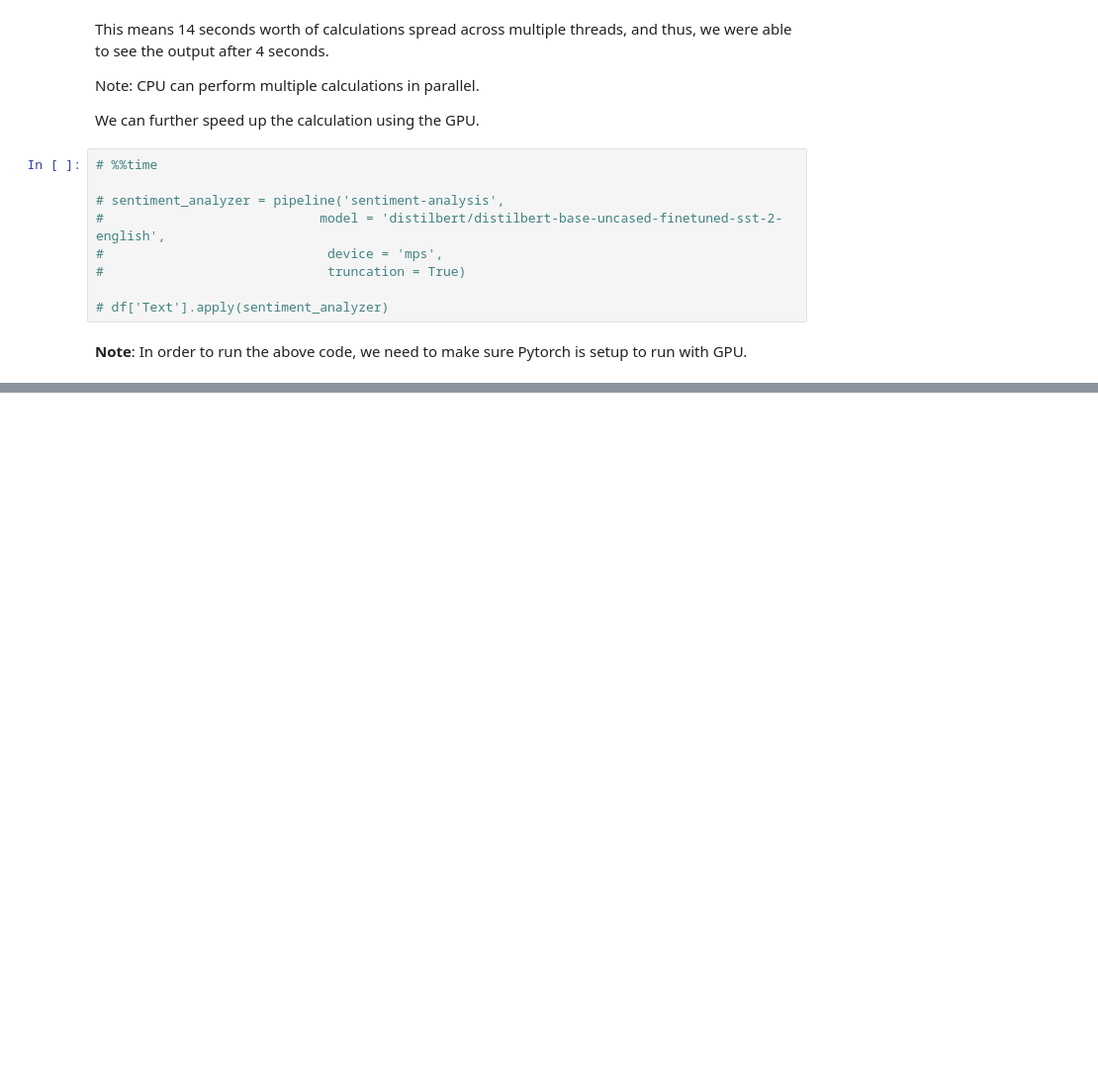
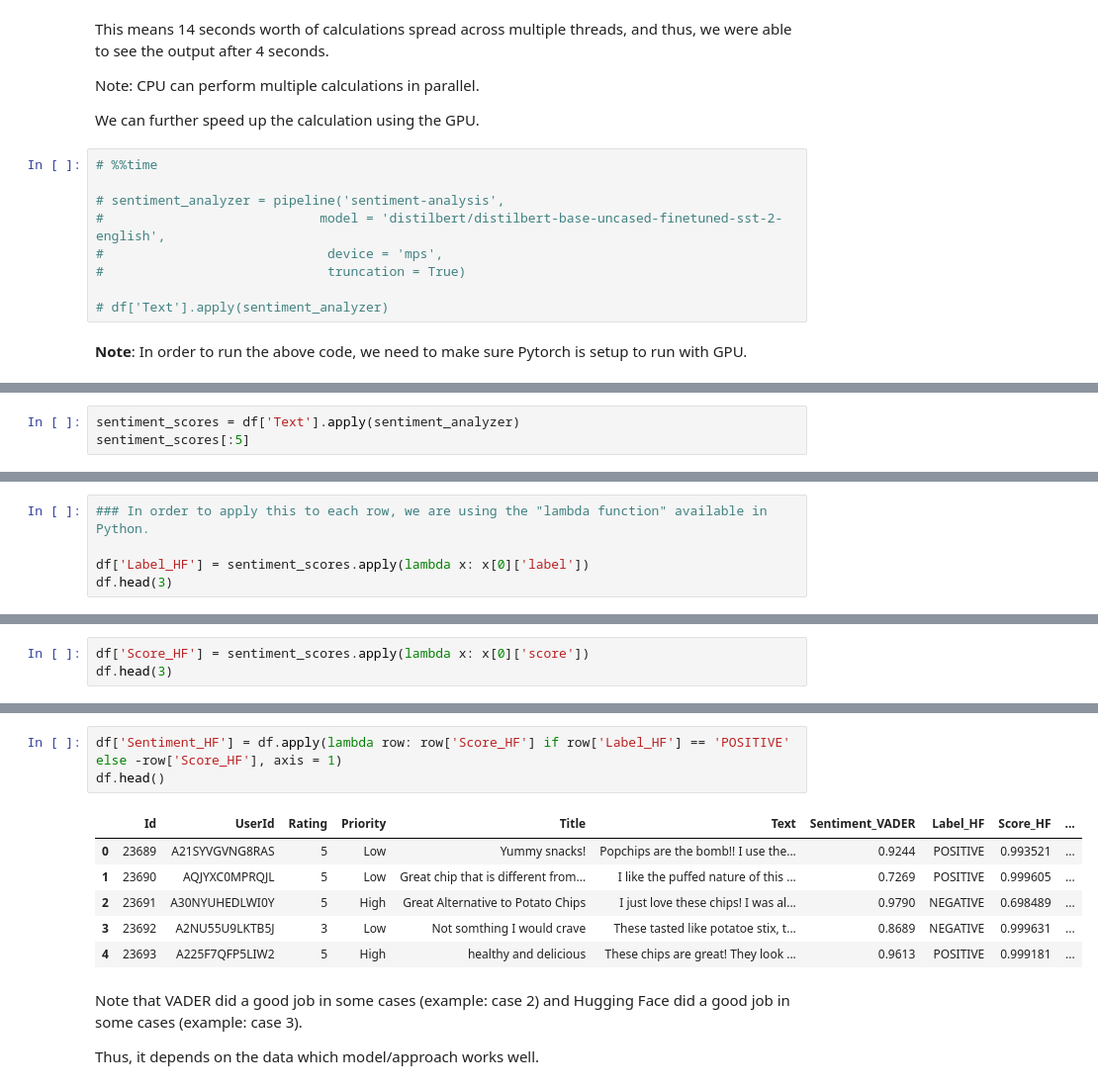
Before and after one commit to sulabola/NLP_in_Python, a Jupyter notebook: Chapter 6 - Transformers with Hugging Face.ipynb, the cells around one changed output, grey strips where cells are left out. Shown at 99% size. Cells and saved outputs as stored; diff of their text form; blank space fills up the shorter version.

```diff
--- a/Chapter 6 - Transformers with Hugging Face.ipynb
+++ b/Chapter 6 - Transformers with Hugging Face.ipynb
@@ -256,0 +259,3 @@ We can further speed up the calculation using the GPU.
+# %%
+sentiment_scores = df['Text'].apply(sentiment_analyzer)
+sentiment_scores[:5]
@@ -256,0 +291,5 @@ We can further speed up the calculation using the GPU.
+# %%
+### In order to apply this to each row, we are using the "lambda function" available in Python.
+
+df['Label_HF'] = sentiment_scores.apply(lambda x: x[0]['label'])
+df.head(3)
@@ -256,0 +301,3 @@ We can further speed up the calculation using the GPU.
+# %%
+df['Score_HF'] = sentiment_scores.apply(lambda x: x[0]['score'])
+df.head(3)
@@ -256,0 +333,14 @@ We can further speed up the calculation using the GPU.
+# %%
+df['Sentiment_HF'] = df.apply(lambda row: row['Score_HF'] if row['Label_HF'] == 'POSITIVE' else -row['Score_HF'], axis = 1)
+df.head()
+# %% [output]
+|  | Id | UserId | Rating | Priority | Title | Text | Sentiment_VADER | Label_HF | Score_HF | ... |
+| 0 | 23689 | A21SYVGVNG8RAS | 5 | Low | Yummy snacks! | Popchips are the bomb!! I use the... | 0.9244 | POSITIVE | 0.993521 | ... |
+| 1 | 23690 | AQJYXC0MPRQJL | 5 | Low | Great chip that is different from... | I like the puffed nature of this ... | 0.7269 | POSITIVE | 0.999605 | ... |
+| 2 | 23691 | A30NYUHEDLWI0Y | 5 | High | Great Alternative to Potato Chips | I just love these chips! I was al... | 0.9790 | NEGATIVE | 0.698489 | ... |
+| 3 | 23692 | A2NU55U9LKTB5J | 3 | Low | Not somthing I would crave | These tasted like potatoe stix, t... | 0.8689 | NEGATIVE | 0.999631 | ... |
+| 4 | 23693 | A225F7QFP5LIW2 | 5 | High | healthy and delicious | These chips are great! They look ... | 0.9613 | POSITIVE | 0.999181 | ... |
+# %% [markdown]
+Note that VADER did a good job in some cases (example: case 2) and Hugging Face did a good job in some cases (example: case 3).
+
+Thus, it depends on the data which model/approach works well.
```
Also changed, not shown: parts of 14 cells of this notebook.
